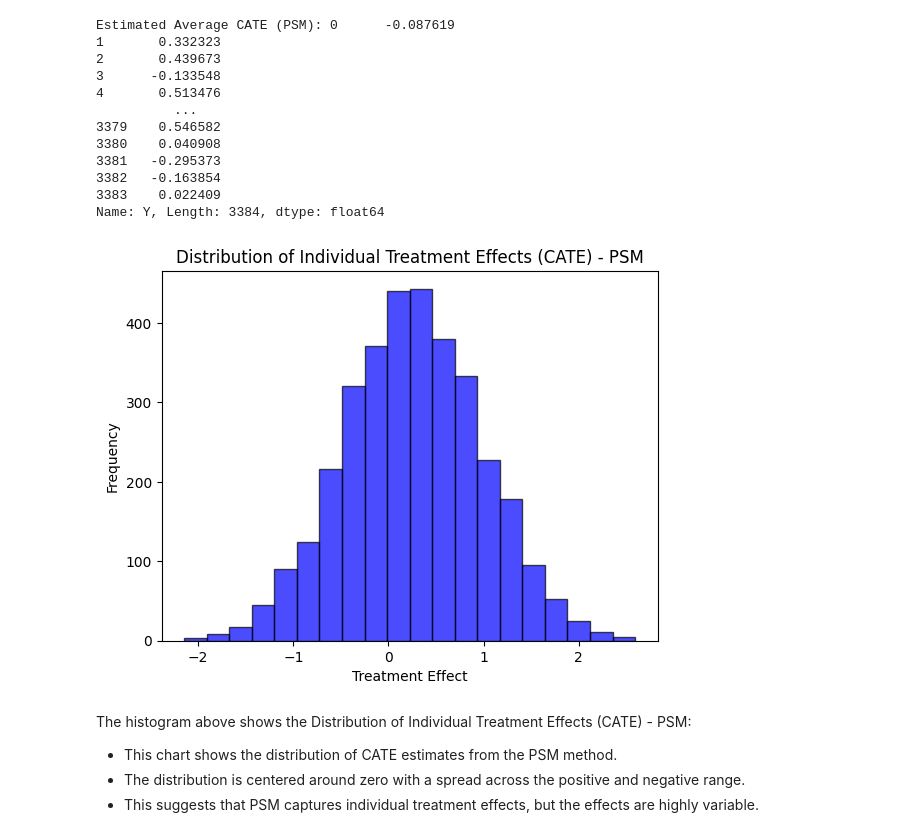
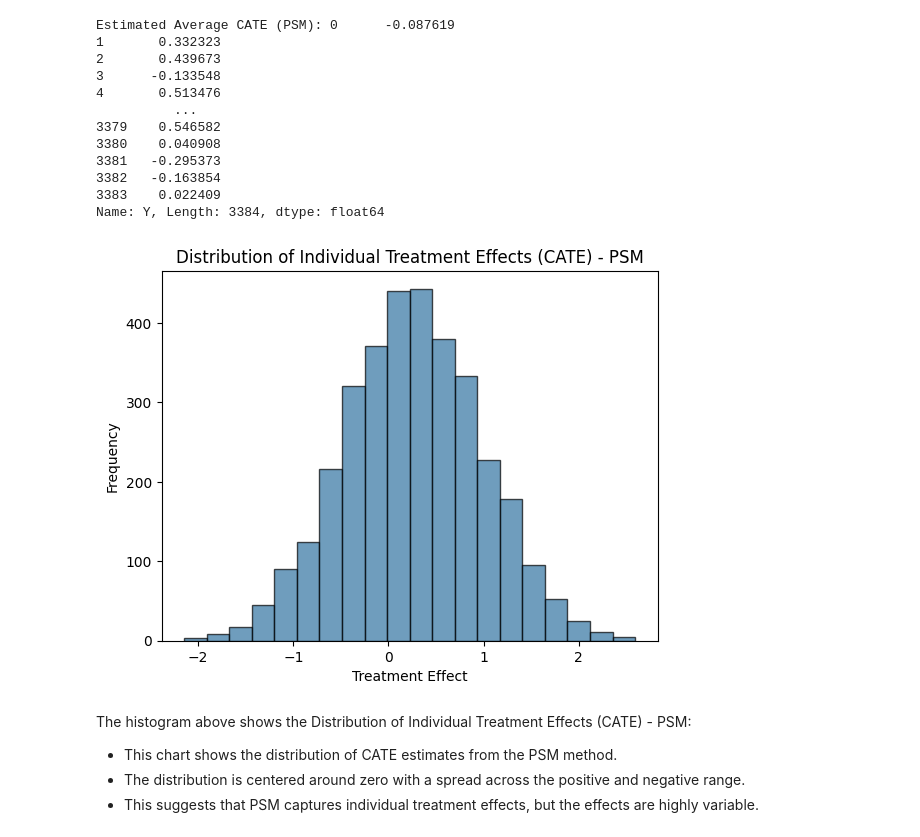
Before and after one commit to lily01awasthi/CATE_Estimation_using_Meta_Learners, a Jupyter notebook: notebooks/analysis_data_notebooks/Exp4.CATE_with_PSM.ipynb, the cells around one changed output. Drawn from its saved outputs; the diff is of its cells as text; code cells hidden in the pictures.

```diff
--- a/notebooks/analysis_data_notebooks/Exp4.CATE_with_PSM.ipynb
+++ b/notebooks/analysis_data_notebooks/Exp4.CATE_with_PSM.ipynb
@@ -61,13 +61,13 @@ Name: Y, Length: 3384, dtype: float64
 cate.to_csv('../../results/analysis_data_results/psm_results/cate_psm.csv', index=False)
 # %%
 # Display distribution of individual CATE estimates for PSM
-plt.hist(cate, bins=20, edgecolor='k', alpha=0.7, color="blue")
+plt.hist(cate, bins=20, edgecolor='k', alpha=0.7, color="#3274A1")
 plt.title('Distribution of Individual Treatment Effects (CATE) - PSM')
 plt.xlabel('Treatment Effect')
 plt.ylabel('Frequency')
 plt.show()
 # %% [output]
-[figure, old version]
+[figure, new version]
 # %% [markdown]
 The histogram above shows the Distribution of Individual Treatment Effects (CATE) - PSM:
 
```
Also changed, not shown: 4 other files.
